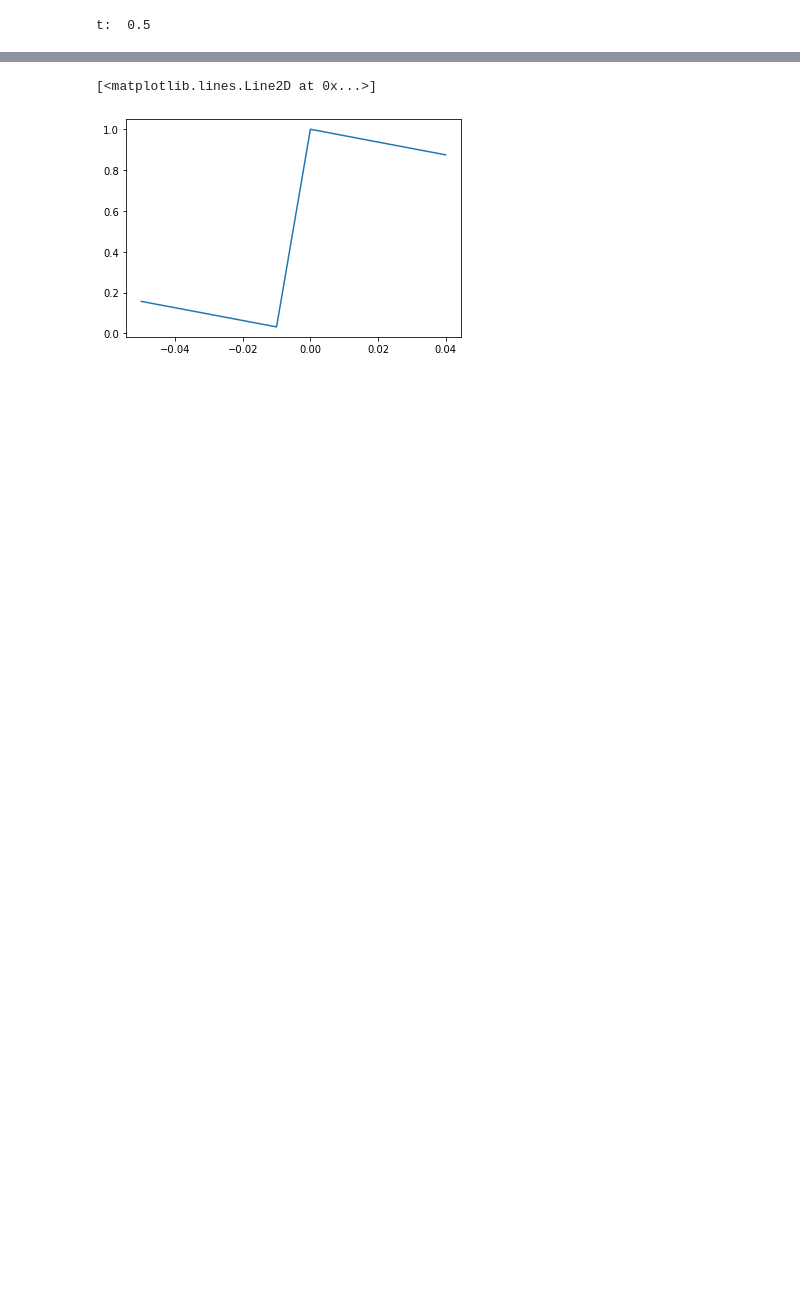
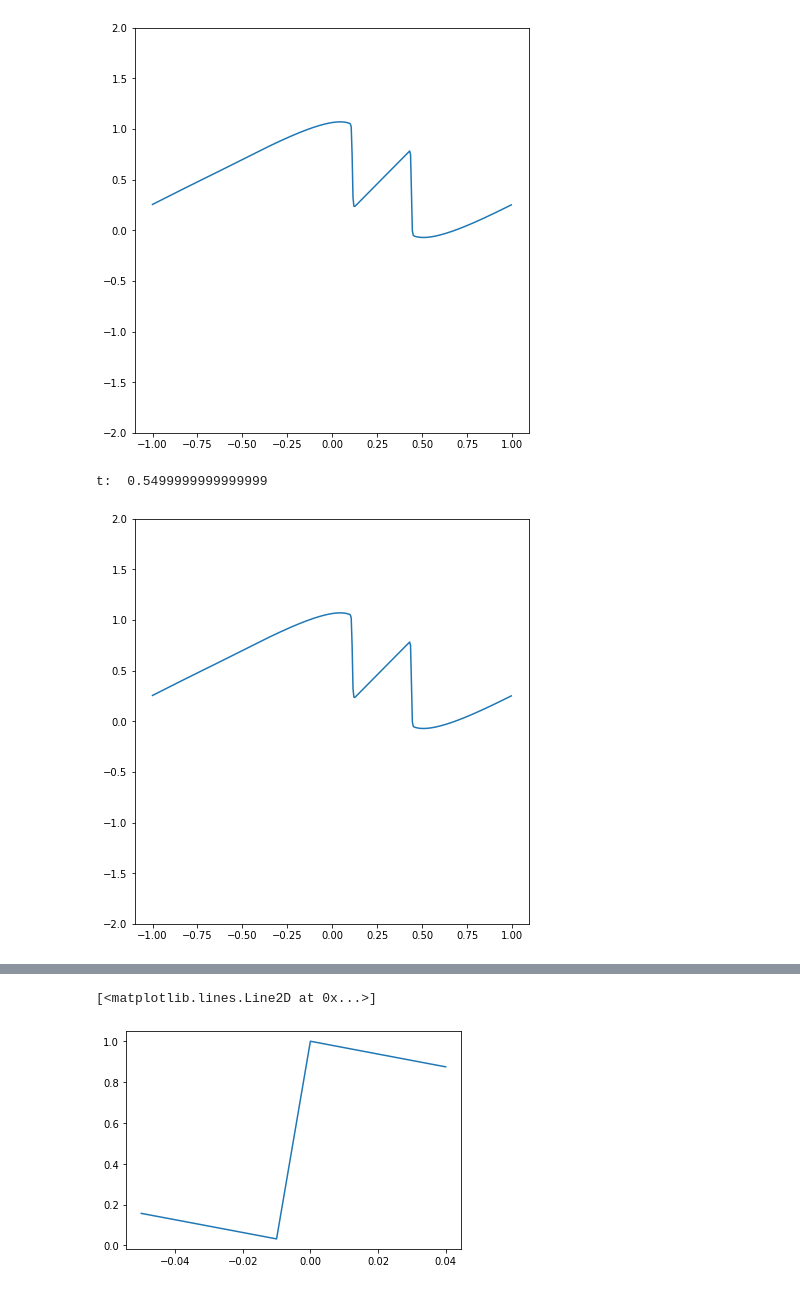
Before and after one commit to silvaneojunior/Top_mat_A, a Jupyter notebook: WENO-DS reescrito/Grafico artigo WENO Z.ipynb, the cells around one changed output, grey strips where cells are left out. Cells and saved outputs as stored; diff of their text form; code cells hidden in the pictures; blank space fills up the shorter version.

```diff
--- a/WENO-DS reescrito/Grafico artigo WENO Z.ipynb
+++ b/WENO-DS reescrito/Grafico artigo WENO Z.ipynb
@@ -268,24 +132,37 @@ t:  0.5
-# %%
-Δx=Δx_ref/4
-x  = tf.range(-1, 1, Δx  , dtype=float_pres) # Gerando a malha de pontos no espaço unidimensional
-
-u_ref = f_test(x) # Obtendo a condição inicial a partir de f_test
-
-u_ref = tf.expand_dims(u_ref,axis=0)
-u_ref = tf.expand_dims(u_ref,axis=2)
-t=0
-while t < T:
-    Δt_max = T-t
-    Λ     = tf.math.reduce_max(tf.abs(u_ref), axis=1, keepdims=True)
-    Δt    = Δx*CFL/Λ
-    Δt    = tf.where(Δt > Δt_max, Δt_max,Δt)
-    u_ref = Burgers(u_ref,
-                    tf.constant(Δt,dtype='float64'),
-                    tf.constant(Δx,dtype='float64'),
-                    tf.constant(CFL,dtype='float64'),
-                    FronteiraPeriodica)
-    t += Δt
-    print('t: ',tf.squeeze(t).numpy(),'                                ',end='\r')
-# %% [output]
-t:  0.5
+# %%
+Δx=Δx_ref/2
+x  = np.arange(-1, 1, Δx, dtype=float_pres)
+
+u_ref = f_test(x)
+u_ref = np.expand_dims(u_ref,axis=0)
+t=0
+Δt=0.05
+
+fig = plt.figure(1, constrained_layout=True, figsize=(6,6))
+ax  = fig.add_subplot(1, 1, 1)
+ax.set_ylim(-2, 2)
+# ax.set_xlim(0,1)
+line = ax.plot(x, tf.squeeze(u_ref))
+hfig = display(fig, display_id=True)
+
+while t < T:
+    u_ref = Sim_Z(u_ref,
+              Δt,
+              Δx,
+              CFL,
+              FronteiraPeriodica
+                 )
+    t += Δt
+
+    squeezed_u=np.squeeze(u_ref)
+
+    # Exibindo graficamente os valores obtidos
+    line[0].set_ydata(squeezed_u)
+    fig.canvas.draw()
+    hfig.update(fig)
+    print('t: ',np.squeeze(t),'                                ',end='\r')
+# %% [output]
+[figure, added]
+t:  0.5499999999999999
+[figure, added]
 # %%
```
Also changed, not shown: parts of 19 cells of this notebook, 12 other files.
